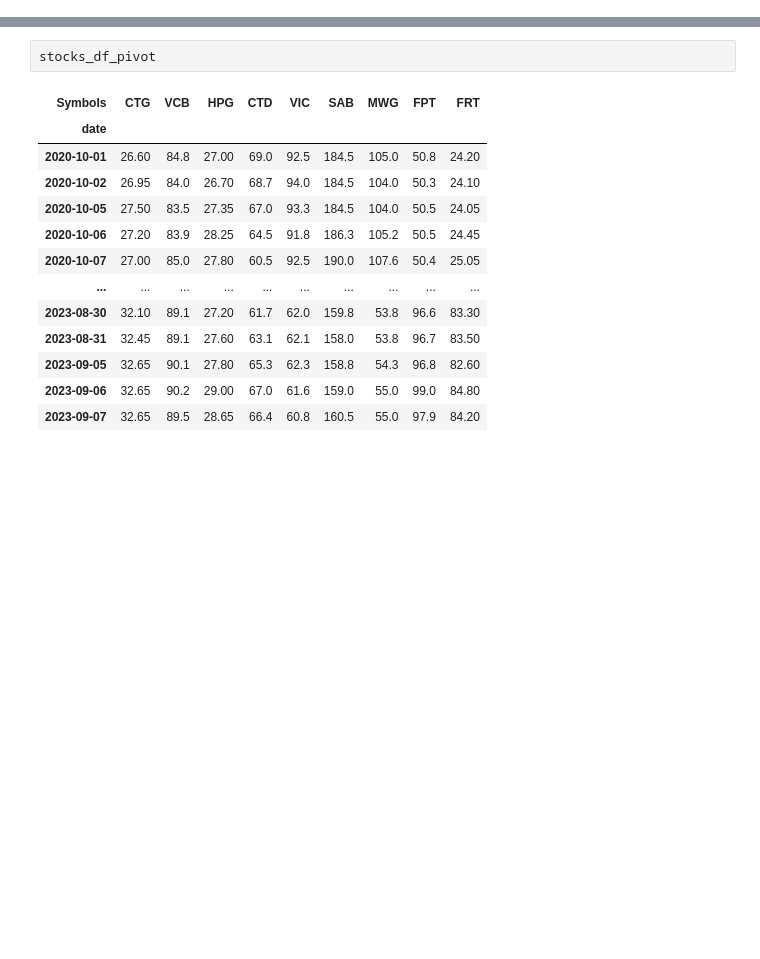
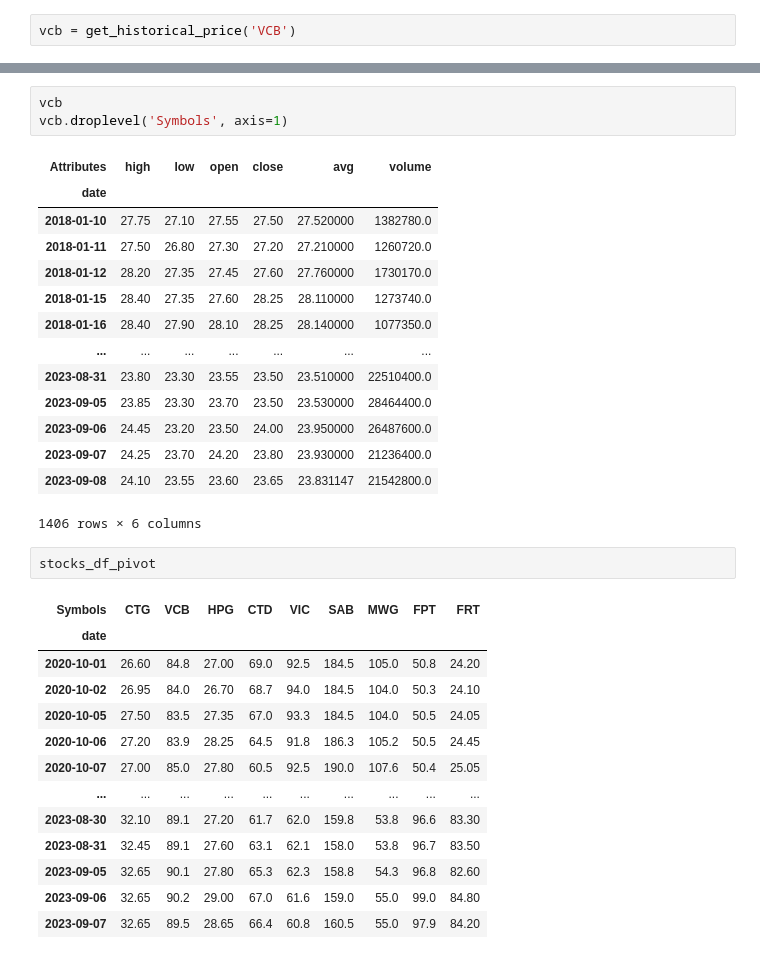
Before and after one commit to lf2foce/st-portfolio, a Jupyter notebook: test.ipynb, the cells around one changed output, grey strips where cells are left out. Cells and saved outputs as stored; diff of their text form; blank space fills up the shorter version.

```diff
--- a/test.ipynb
+++ b/test.ipynb
@@ -39,0 +28,2 @@ stocks_df_pivot = stock_wide_format(stock_list)
+# %%
+vcb = get_historical_price('VCB')
@@ -40,3 +32,21 @@ stocks_df_pivot = stock_wide_format(stock_list)
+# %%
+vcb
+vcb.droplevel('Symbols', axis=1)
+# %% [output]
+| Attributes | high | low | open | close | avg | volume |
+| date |  |  |  |  |  |  |
+| 2018-01-10 | 27.75 | 27.10 | 27.55 | 27.50 | 27.520000 | 1382780.0 |
+| 2018-01-11 | 27.50 | 26.80 | 27.30 | 27.20 | 27.210000 | 1260720.0 |
+| 2018-01-12 | 28.20 | 27.35 | 27.45 | 27.60 | 27.760000 | 1730170.0 |
+| 2018-01-15 | 28.40 | 27.35 | 27.60 | 28.25 | 28.110000 | 1273740.0 |
+| 2018-01-16 | 28.40 | 27.90 | 28.10 | 28.25 | 28.140000 | 1077350.0 |
+| ... | ... | ... | ... | ... | ... | ... |
+| 2023-08-31 | 23.80 | 23.30 | 23.55 | 23.50 | 23.510000 | 22510400.0 |
+| 2023-09-05 | 23.85 | 23.30 | 23.70 | 23.50 | 23.530000 | 28464400.0 |
+| 2023-09-06 | 24.45 | 23.20 | 23.50 | 24.00 | 23.950000 | 26487600.0 |
+| 2023-09-07 | 24.25 | 23.70 | 24.20 | 23.80 | 23.930000 | 21236400.0 |
+| 2023-09-08 | 24.10 | 23.55 | 23.60 | 23.65 | 23.831147 | 21542800.0 |
+1406 rows × 6 columns
 # %%
 stocks_df_pivot
 # %% [output]
```
Also changed, not shown: parts of 7 cells of this notebook, 5 other files.
